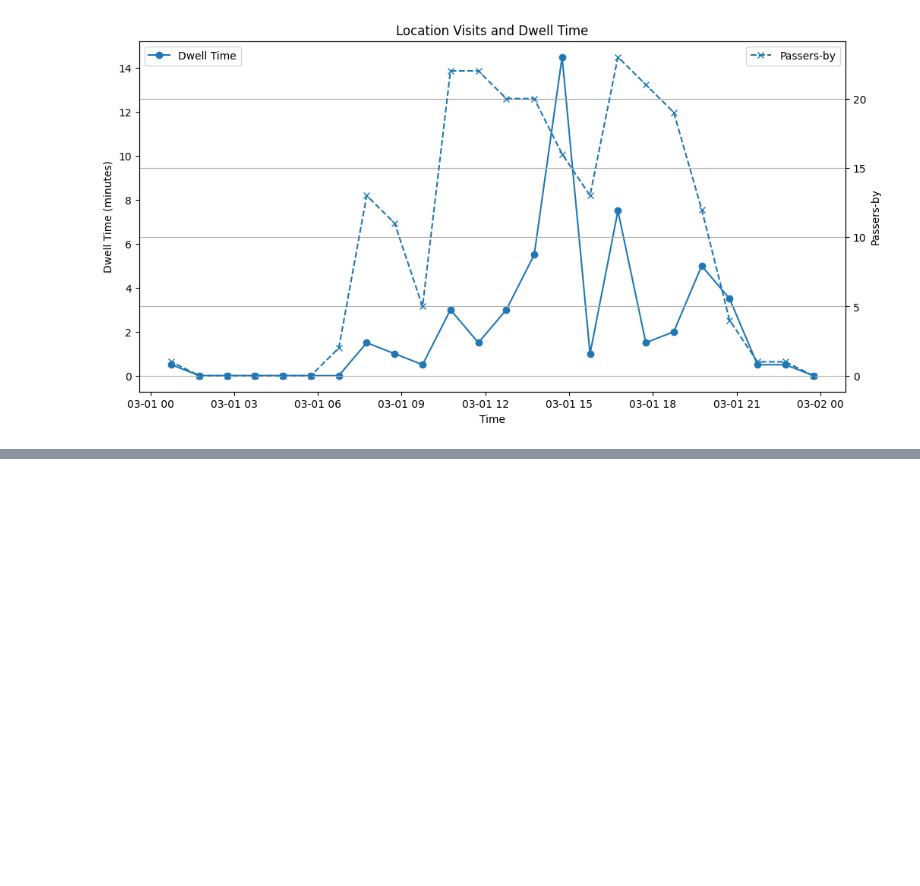
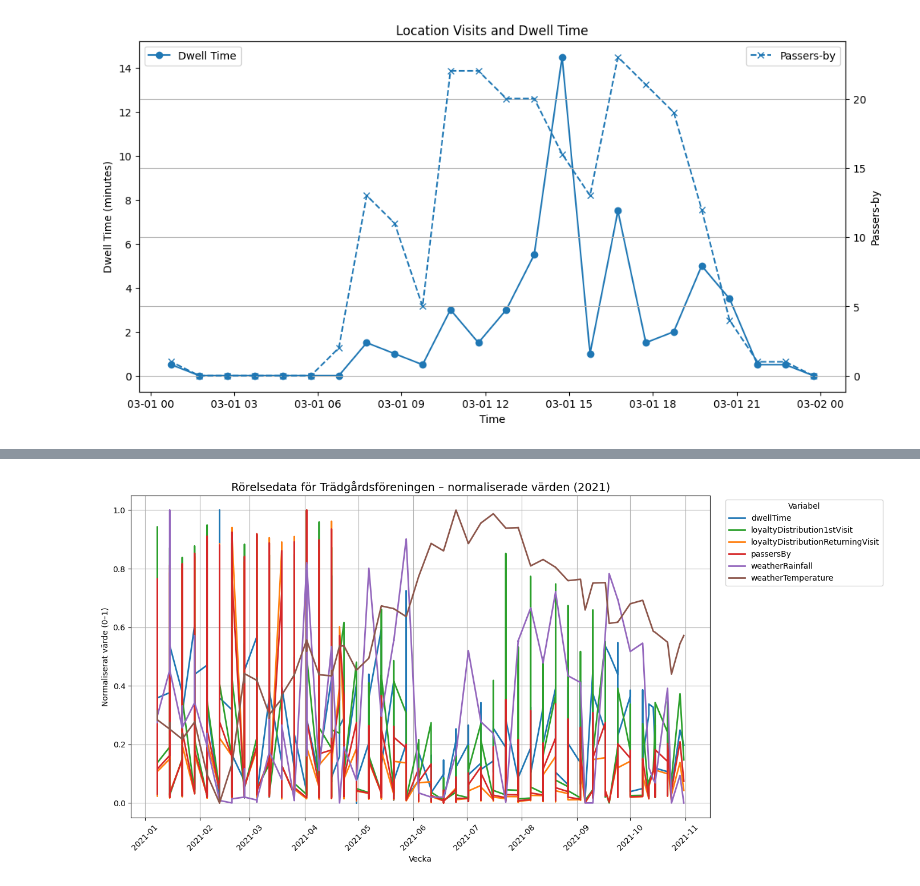
Before and after one commit to soleildeminuit/AI-Samhallsplanering-Course, a Jupyter notebook: notebooks/Linköping.ipynb, the cells around one changed output, grey strips where cells are left out. Cells and saved outputs as stored; diff of their text form; code cells hidden in the pictures; blank space fills up the shorter version.

```diff
--- a/notebooks/Linköping.ipynb
+++ b/notebooks/Linköping.ipynb
@@ -153,0 +432,49 @@ Fetching location data for 277...
+# %%
+# ---------------------------------------------------------
+# Samma del 0–3 som ovan
+# ---------------------------------------------------------
+# Hoppa till steg 4:
+
+# ---------------------------------------------------------
+# 4. Normalisera data
+# ---------------------------------------------------------
+# https://chatgpt.com/share/e/6849a549-5f68-800d-8b60-2ac4c766ccfe
+värdekolumner = [
+    "dwellTime", "loyaltyDistribution1stVisit",
+    "loyaltyDistributionReturningVisit", "passersBy",
+    "weatherRainfall", "weatherTemperature"
+]
+df = df[["vecka"] + värdekolumner]
+
+# Normalisering: min-max per kolumn
+df_norm = df.copy()
+for kolumn in värdekolumner:
+    min_val = df[kolumn].min()
+    max_val = df[kolumn].max()
+    if max_val > min_val:
+        df_norm[kolumn] = (df[kolumn] - min_val) / (max_val - min_val)
+    else:
+        df_norm[kolumn] = 0  # hanterar konstant kolumn
+
+# ---------------------------------------------------------
+# 5. Visualisering av normaliserade värden
+# ---------------------------------------------------------
+plt.figure(figsize=(14, 7))
+färger = [
+    "tab:blue", "tab:green", "tab:orange",
+    "tab:red", "tab:purple", "tab:brown"
+]
+
+for kolumn, färg in zip(värdekolumner, färger):
+    plt.plot(df["vecka"], df_norm[kolumn], label=kolumn, color=färg, linewidth=2)
+
+plt.title(f"Rörelsedata för {PLATS_NAMN} – normaliserade värden (2021)", fontsize=14)
+plt.xlabel("Vecka")
+plt.ylabel("Normaliserat värde (0–1)")
+plt.grid(True)
+plt.xticks(rotation=45)
+plt.legend(title="Variabel", bbox_to_anchor=(1.02, 1), loc="upper left")
+plt.tight_layout()
+plt.show()
+# %% [output]
+[figure, added]
```
Also changed, not shown: parts of 6 cells of this notebook.
